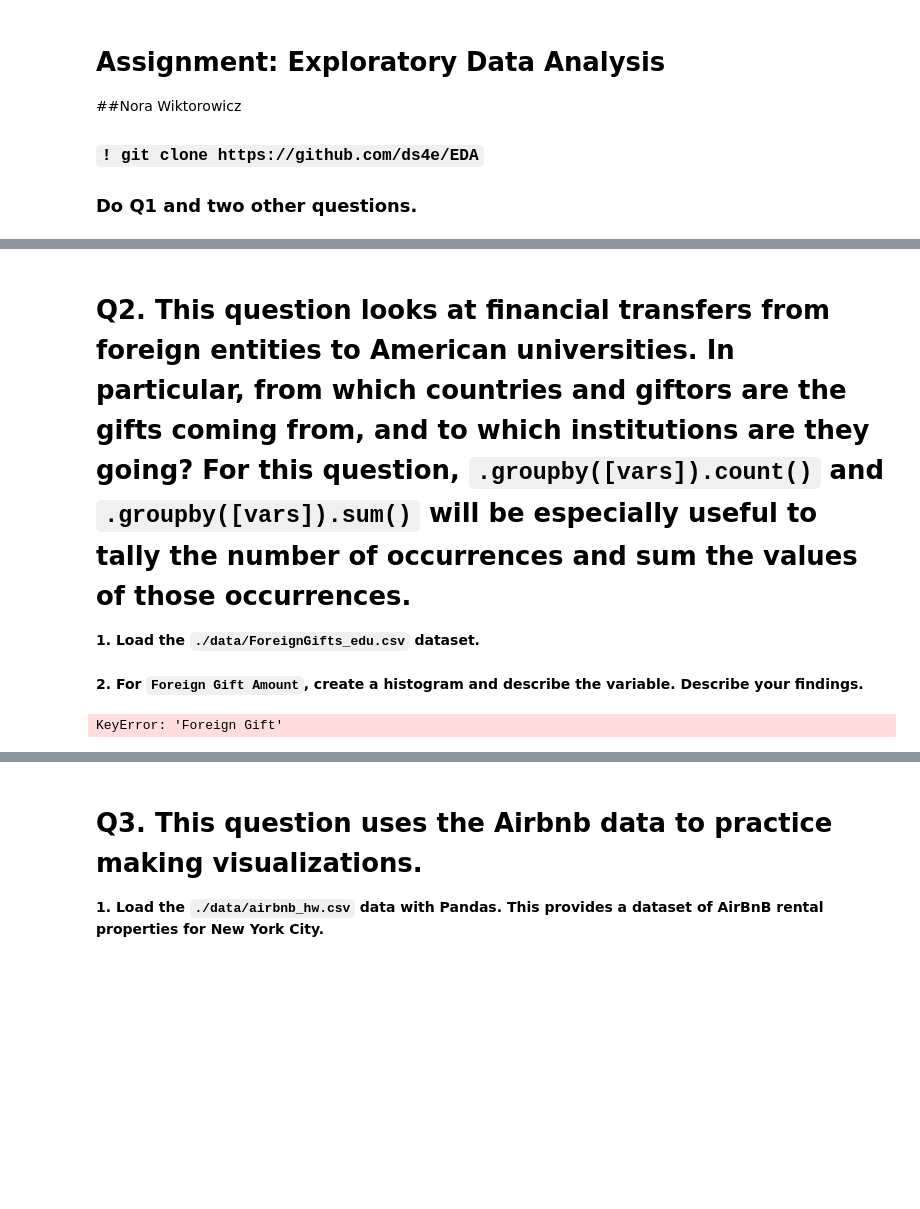
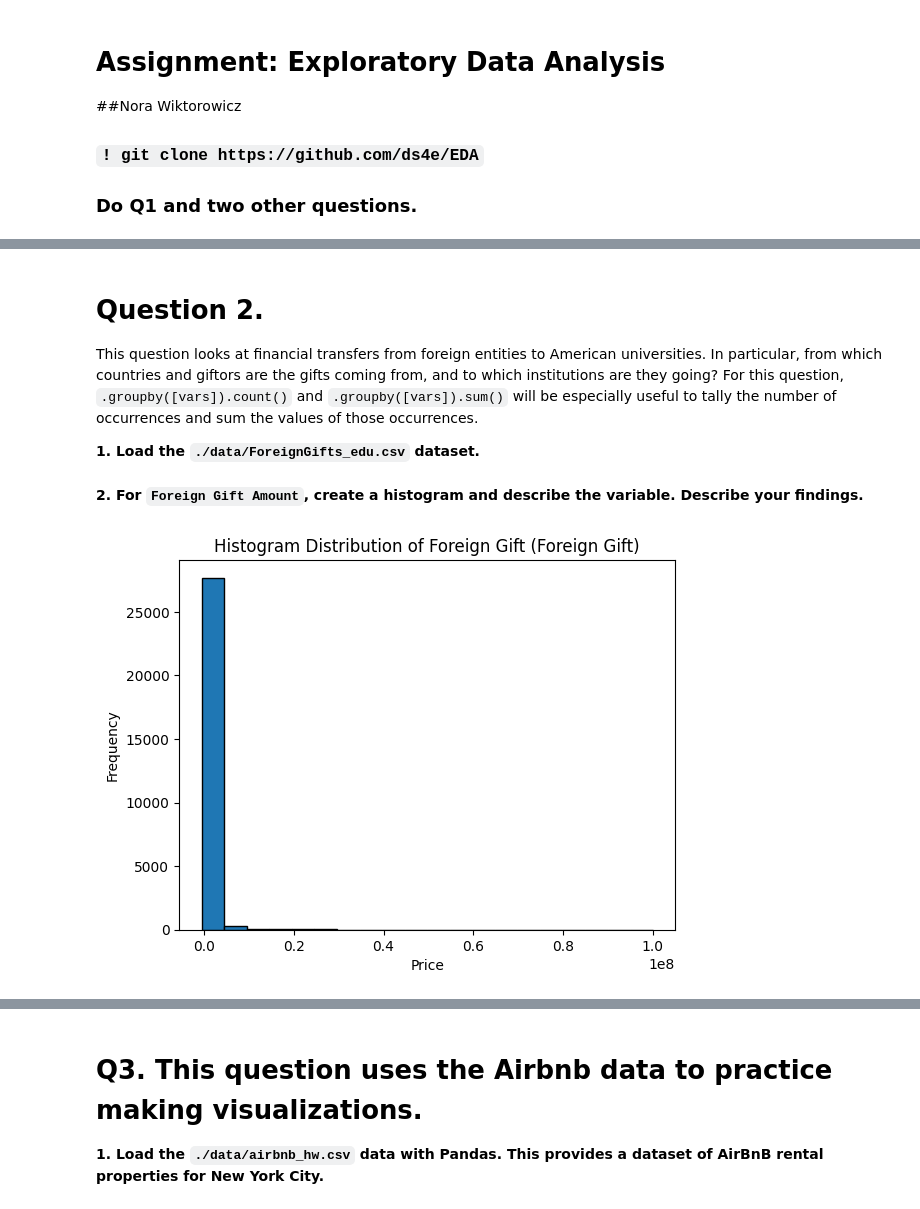
Before and after one commit to norawik/EDA, a Jupyter notebook: assignment/assignment.ipynb, the cells around one changed output, grey strips where cells are left out. Drawn from its saved outputs; the diff is of its cells as text; code cells hidden in the pictures; blank space fills up the shorter version.

```diff
--- a/assignment/assignment.ipynb
+++ b/assignment/assignment.ipynb
@@ -33,7 +41,10 @@ It can be very helpful to understand some basic properties of these statistics.
 4. Instead of the mean, consider the median. Consider transformations that are non-decreasing (if $x\ge x'$, then $g(x)\ge g(x')$), like $2+5 \times X$ or $\text{arcsinh}(X)$. Is a non-decreasing transformation of the median the median of the transformed variable? Explain. Does your answer apply to any quantile? The IQR? The range?
 5. Consider a non-decreasing transformation $g()$. Is is always true that $m(g(X))= g(m(X))$?
 # %% [markdown]
-# **Q2.** This question looks at financial transfers from foreign entities to American universities. In particular, from which countries and giftors are the gifts coming from, and to which institutions are they going? For this question, `.groupby([vars]).count()` and `.groupby([vars]).sum()` will be especially useful to tally the number of occurrences and sum the values of those occurrences.
+# **Question 2.**
+
+
+This question looks at financial transfers from foreign entities to American universities. In particular, from which countries and giftors are the gifts coming from, and to which institutions are they going? For this question, `.groupby([vars]).count()` and `.groupby([vars]).sum()` will be especially useful to tally the number of occurrences and sum the values of those occurrences.
 
 **1. Load the `./data/ForeignGifts_edu.csv` dataset.**
 # %%
@@ -41,10 +52,10 @@ foreigngifts = pd.read_csv('/content/EDA/assignment/data/ForeignGifts_edu.csv',
 # %% [markdown]
 **2. For `Foreign Gift Amount`, create a histogram and describe the variable. Describe your findings.**
 # %%
-plt.hist(airbnb['Foreign Gift'], bins=20, edgecolor='black')
+plt.hist(foreigngifts['Foreign Gift Amount'], bins=20, edgecolor='black')
 plt.title('Histogram Distribution of Foreign Gift (Foreign Gift)')
 plt.xlabel('Price')
 plt.ylabel('Frequency')
 plt.show()
 # %% [output]
-KeyError: 'Foreign Gift'
+[figure, added]
```
Also changed, not shown: parts of 10 cells of this notebook.
